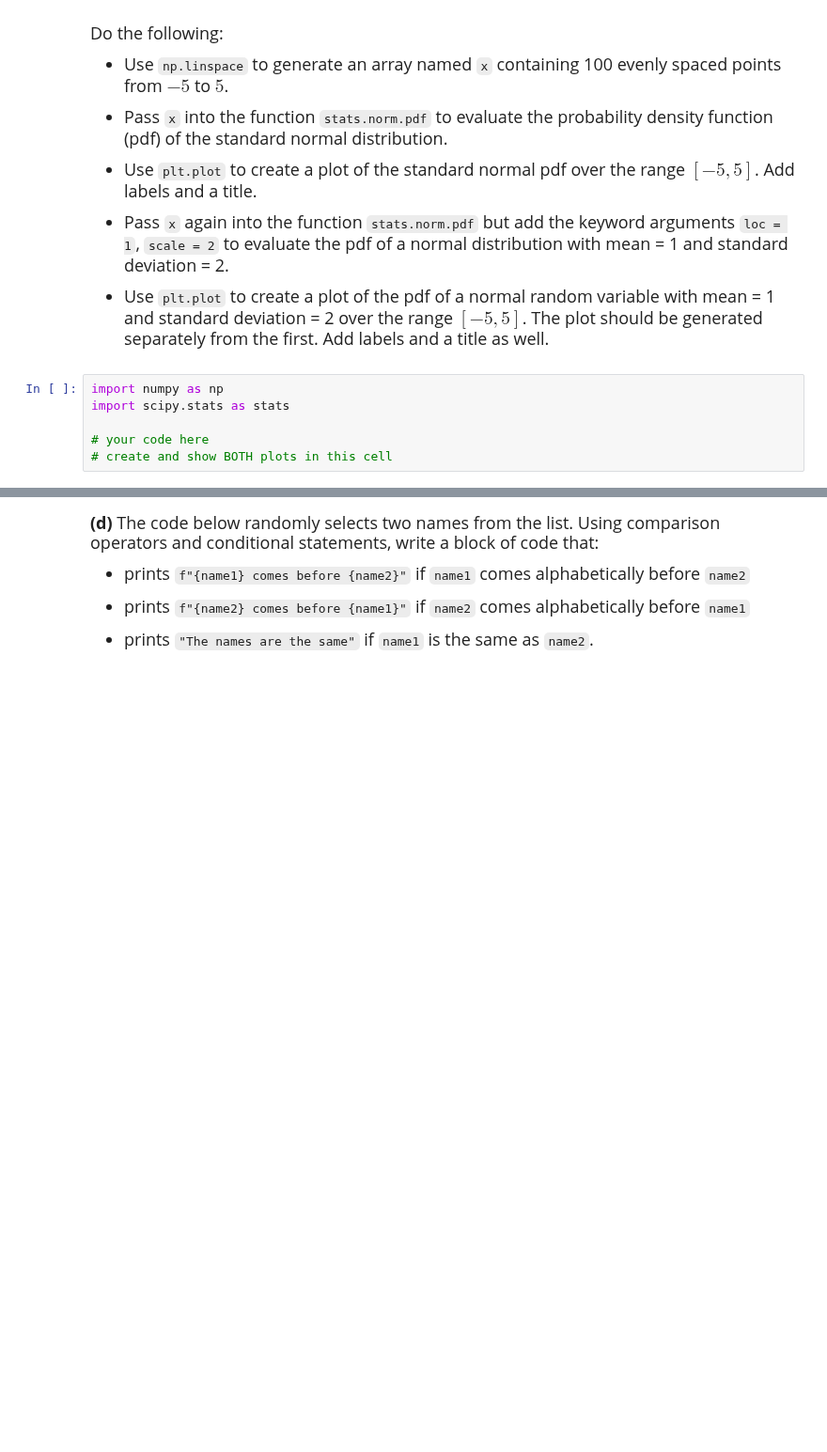
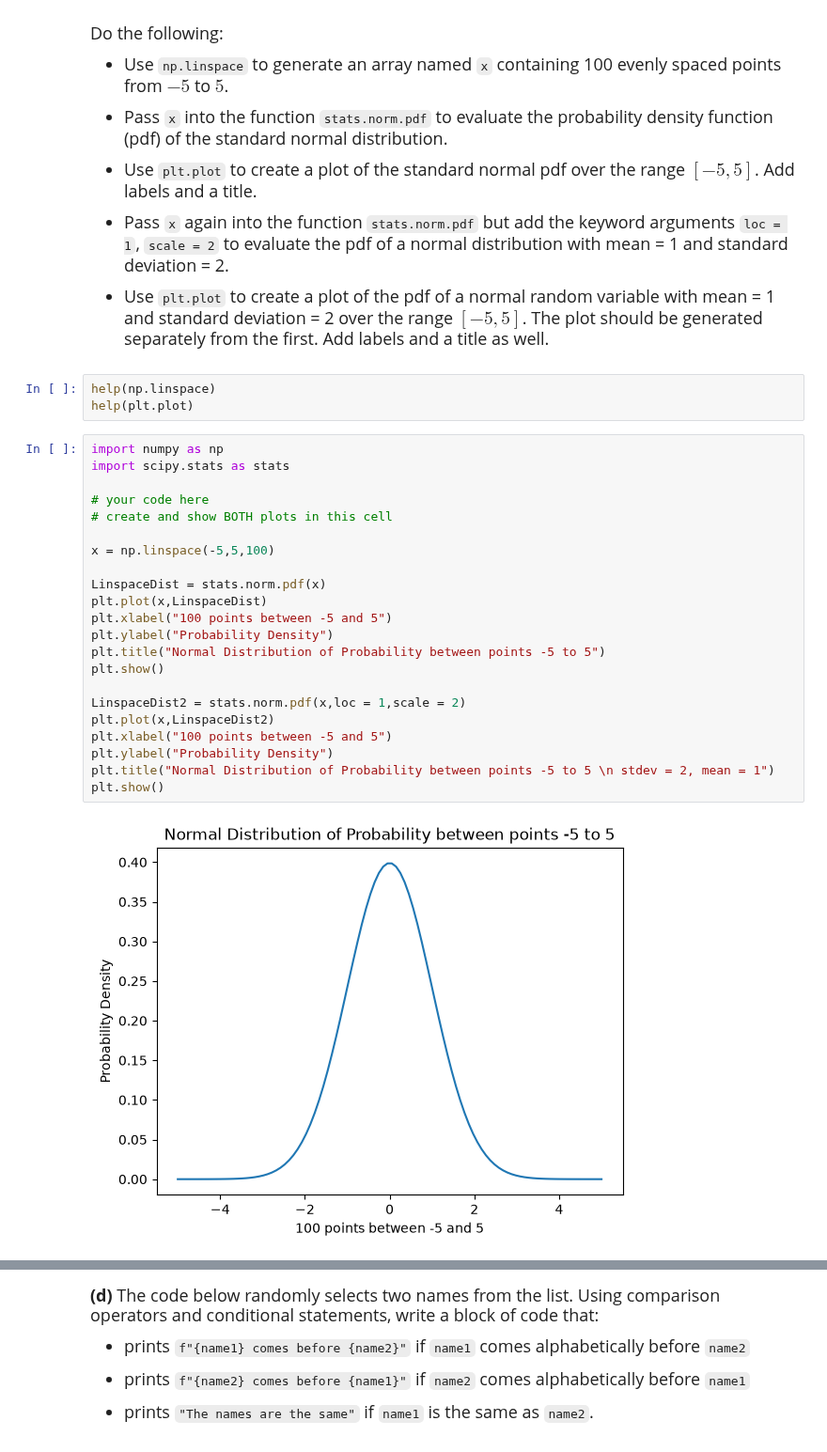
Before and after one commit to Gabe3741/datasci185fall2026, a Jupyter notebook: _assignments/assignment_3/Assignment3-v2.ipynb, the cells around one changed output, grey strips where cells are left out. Shown at 94% size. Saved outputs shown, nothing was run; the diff lists cells and outputs as text; blank space fills up the shorter version.

```diff
--- a/_assignments/assignment_3/Assignment3-v2.ipynb
+++ b/_assignments/assignment_3/Assignment3-v2.ipynb
@@ -61,9 +93,30 @@ Do the following:
 - Pass `x` again into the function `stats.norm.pdf` but add the keyword arguments `loc = 1`, `scale = 2` to evaluate the pdf of a normal distribution with mean = 1 and standard deviation = 2.
 
 - Use `plt.plot` to create a plot of the pdf of a normal random variable with mean = 1 and standard deviation = 2 over the range $[-5, 5]$. The plot should be generated separately from the first. Add labels and a title as well.
+# %%
+help(np.linspace)
+help(plt.plot)
 # %%
 import numpy as np
 import scipy.stats as stats
 
 # your code here
 # create and show BOTH plots in this cell
+
+x = np.linspace(-5,5,100)
+
+LinspaceDist = stats.norm.pdf(x)
+plt.plot(x,LinspaceDist)
+plt.xlabel("100 points between -5 and 5")
+plt.ylabel("Probability Density")
+plt.title("Normal Distribution of Probability between points -5 to 5")
+plt.show()
+
+LinspaceDist2 = stats.norm.pdf(x,loc = 1,scale = 2)
+plt.plot(x,LinspaceDist2)
+plt.xlabel("100 points between -5 and 5")
+plt.ylabel("Probability Density")
+plt.title("Normal Distribution of Probability between points -5 to 5 \n stdev = 2, mean = 1")
+plt.show()
+# %% [output]
+[figure, added]
```
Also changed, not shown: parts of 7 cells of this notebook.
